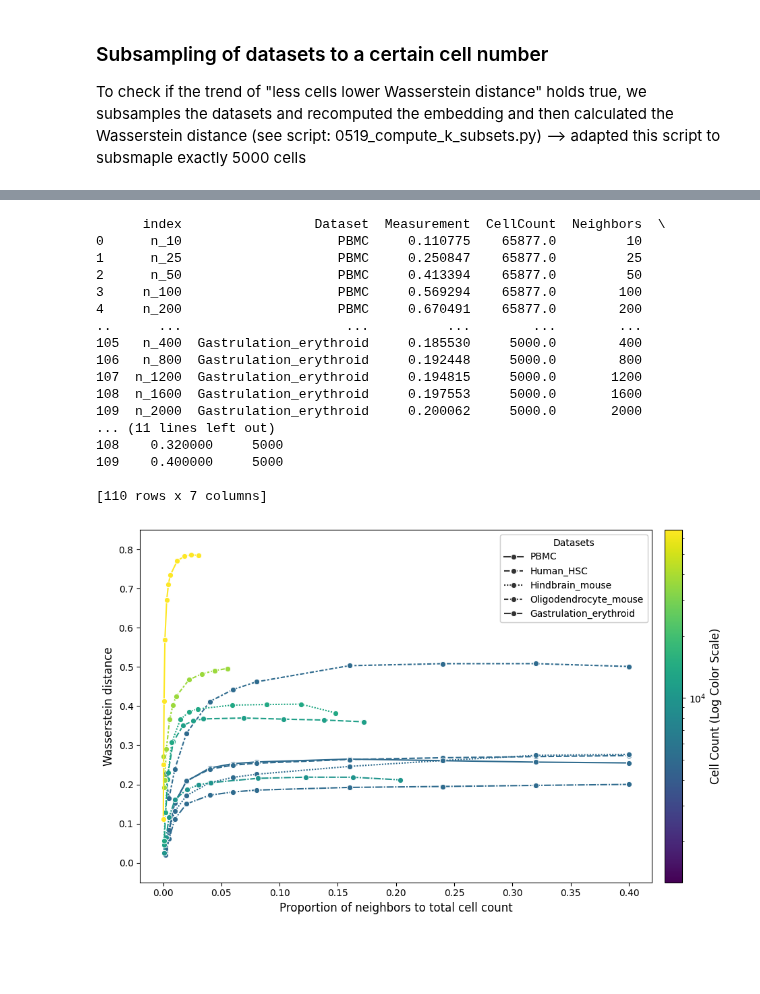
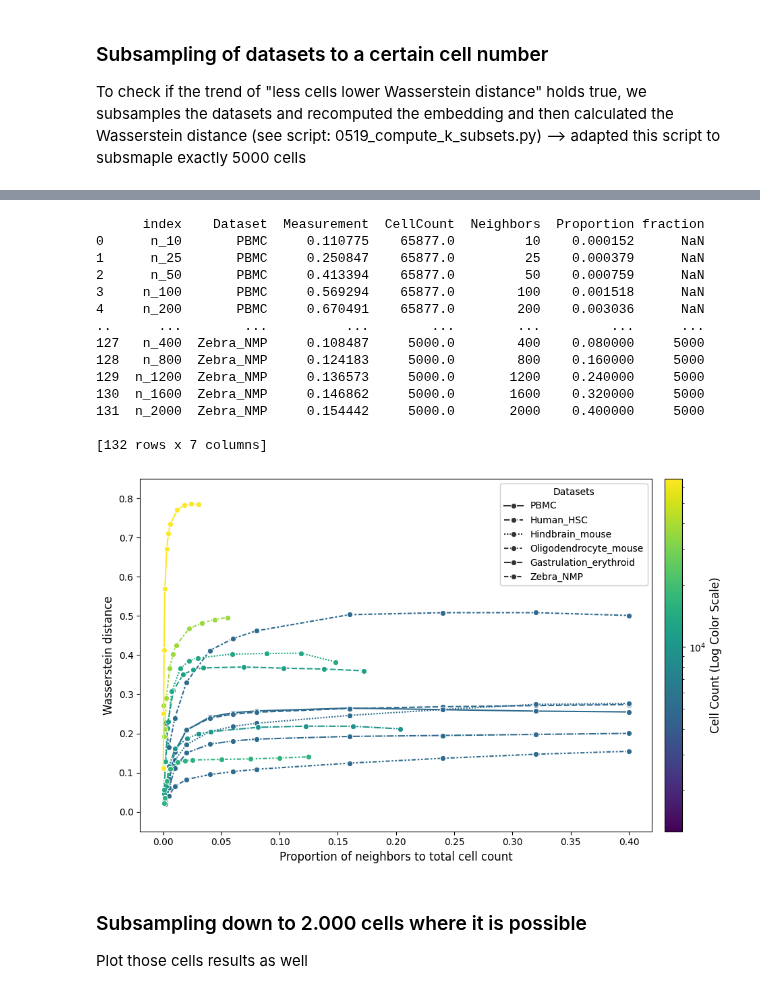
Before and after one commit to Johanna-Engeln/masterthesis_velocity, a Jupyter notebook: script/0427_differentK_influence.ipynb, the cells around one changed output, grey strips where cells are left out. Cells and saved outputs as stored; diff of their text form; code cells hidden in the pictures; blank space fills up the shorter version.

```diff
--- a/script/0427_differentK_influence.ipynb
+++ b/script/0427_differentK_influence.ipynb
@@ -289,11 +317,9 @@ for file in subsamples:
 # %%
 # Prepare dataset for plotting
-df_sub = pd.read_csv("/mnt/volume/Johanna_Velotest/results/neighbors/k_sizes_test.csv", index_col=0)
-df_complete = pd.read_csv("/mnt/volume/Johanna_Velotest/results/neighbors/k_sizes_complete.csv", index_col=0)
-df_complete = df_complete[['PBMC', 'Human_HSC', 'Hindbrain_mouse', 'Oligodendrocyte_mouse']]
-count_df = pd.DataFrame(list(x.items()), columns=['Dataset', 'CellCount'])
+df_sub_frac_embed = pd.read_csv("/mnt/volume/Johanna_Velotest/results/neighbors/k_sizes_test.csv", index_col=0)
+df_complete_frac = df_complete[['PBMC', 'Human_HSC', 'Hindbrain_mouse', 'Oligodendrocyte_mouse']]
 
-df_l_s = df_sub.reset_index().melt(var_name='Dataset', value_name='Measurement', id_vars='index')
+df_l_s = df_sub_frac_embed.reset_index().melt(var_name='Dataset', value_name='Measurement', id_vars='index')
 df_l_s['fraction'] = df_l_s['Dataset'].str.split('_').str[-1]
 df_l_s['Dataset'] = df_l_s['Dataset'].str.rsplit('_', n=1).str[0]
 
@@ -302,7 +328,7 @@ plot_s['Neighbors'] = plot_s['index'].str.replace('n_', '').astype(int)
 plot_s['CellCount'] = plot_s['CellCount']*plot_s['fraction'].astype(float)
 plot_s['Proportion'] = plot_s['Neighbors'] / plot_s['CellCount']
 
-df_long = df_complete.reset_index().melt(var_name='Dataset', value_name='Measurement', id_vars='index')
+df_long = df_complete_frac.reset_index().melt(var_name='Dataset', value_name='Measurement', id_vars='index')
 
 plot_df = pd.merge(df_long, count_df, on='Dataset')
 plot_df['Neighbors'] = plot_df['index'].str.replace('n_', '').astype(int)
@@ -385,11 +415,9 @@ plt.show()
 # %%
 # Prepare dataset for plotting
-df_sub = pd.read_csv("/mnt/volume/Johanna_Velotest/results/neighbors/k_sizes_subsample_recomputed.csv", index_col=0)
-df_complete = pd.read_csv("/mnt/volume/Johanna_Velotest/results/neighbors/k_sizes_complete.csv", index_col=0)
-df_complete = df_complete[['PBMC', 'Human_HSC', 'Hindbrain_mouse', 'Oligodendrocyte_mouse']]
-count_df = pd.DataFrame(list(x.items()), columns=['Dataset', 'CellCount'])
+df_sub_frac_embed_velo = pd.read_csv("/mnt/volume/Johanna_Velotest/results/final_distance_tables/influence_k_sizes_fractions.csv", index_col=0)
+df_complete_frac = df_complete[['PBMC', 'Human_HSC', 'Hindbrain_mouse', 'Oligodendrocyte_mouse', 'Zebra_NMP']]
 
-df_l_s = df_sub.reset_index().melt(var_name='Dataset', value_name='Measurement', id_vars='index')
+df_l_s = df_sub_frac_embed_velo.reset_index().melt(var_name='Dataset', value_name='Measurement', id_vars='index')
 df_l_s['fraction'] = df_l_s['Dataset'].str.split('_').str[-1]
 df_l_s['Dataset'] = df_l_s['Dataset'].str.rsplit('_', n=1).str[0]
 
@@ -398,7 +426,7 @@ plot_s['Neighbors'] = plot_s['index'].str.replace('n_', '').astype(int)
 plot_s['CellCount'] = plot_s['CellCount']*plot_s['fraction'].astype(float)
 plot_s['Proportion'] = plot_s['Neighbors'] / plot_s['CellCount']
 
-df_long = df_complete.reset_index().melt(var_name='Dataset', value_name='Measurement', id_vars='index')
+df_long = df_complete_frac.reset_index().melt(var_name='Dataset', value_name='Measurement', id_vars='index')
 
 plot_df = pd.merge(df_long, count_df, on='Dataset')
 plot_df['Neighbors'] = plot_df['index'].str.replace('n_', '').astype(int)
@@ -457,5 +485,6 @@ plt.xlabel('Proportion of neighbors to total cell count', fontsize=12)
 plt.ylim(-0.05, 0.85)
 
 plt.tight_layout()
+plt.savefig("/mnt/volume/Johanna_Velotest/results/final_distance_tables/influence_k_sizes_fractions.pdf", transparent=True, dpi= 450)
 plt.show()
 # %% [output]
@@ -557,11 +666,9 @@ for file in subsamples:
 # %%
 # Prepare dataset for plotting
-df_sub = pd.read_csv("/mnt/volume/Johanna_Velotest/results/neighbors/k_sizes_subsample_recomputed_cells.csv", index_col=0)
-df_complete = pd.read_csv("/mnt/volume/Johanna_Velotest/results/neighbors/k_sizes_complete.csv", index_col=0)
-df_complete = df_complete[['PBMC', 'Human_HSC', 'Hindbrain_mouse', 'Oligodendrocyte_mouse', 'Gastrulation_erythroid']]
-count_df = pd.DataFrame(list(x.items()), columns=['Dataset', 'CellCount'])
+df_sub_5000_all = pd.read_csv("/mnt/volume/Johanna_Velotest/results/final_distance_tables/influence_k_sizes_sub_5000cells.csv", index_col=0)
+df_complete_5000 = df_complete[['PBMC', 'Human_HSC', 'Hindbrain_mouse', 'Oligodendrocyte_mouse', 'Gastrulation_erythroid', 'Zebra_NMP']]
 
-df_l_s = df_sub.reset_index().melt(var_name='Dataset', value_name='Measurement', id_vars='index')
+df_l_s = df_sub_5000_all.reset_index().melt(var_name='Dataset', value_name='Measurement', id_vars='index')
 df_l_s['fraction'] = "5000"
 df_l_s['Dataset'] = df_l_s['Dataset'].str.rsplit('_', n=1).str[0]
 
@@ -570,7 +677,7 @@ plot_s['Neighbors'] = plot_s['index'].str.replace('n_', '').astype(int)
 plot_s['CellCount'] = plot_s['fraction'].astype(float)
 plot_s['Proportion'] = plot_s['Neighbors'] / plot_s['CellCount']
 
-df_long = df_complete.reset_index().melt(var_name='Dataset', value_name='Measurement', id_vars='index')
+df_long = df_complete_5000.reset_index().melt(var_name='Dataset', value_name='Measurement', id_vars='index')
 
 plot_df = pd.merge(df_long, count_df, on='Dataset')
 plot_df['Neighbors'] = plot_df['index'].str.replace('n_', '').astype(int)
@@ -605,47 +712,49 @@ style_labels = []
 
 for h, l in zip(handles, labels):
     if l in unique_datasets:
         style_handles.append(h)
         style_labels.append(l)
 
 if ax.get_legend() is not None:
     ax.get_legend().remove()
 dataset_legend = ax.legend(
     style_handles,
     style_labels,
     title="Datasets",
     loc='upper right',
     frameon=True
 )
 ax.add_artist(dataset_legend) # Prevents the colorbar from overwriting this legend
 
 sm = plt.cm.ScalarMappable(cmap="viridis", norm=log_norm)
 sm.set_array([])
 cbar = plt.colorbar(sm, ax=ax, pad=0.02) # Subtle pad to space it from the plot
 cbar.set_label('Cell Count (Log Color Scale)', fontsize=12)
 
 plt.ylabel('Wasserstein distance', fontsize=12)
 plt.xlabel('Proportion of neighbors to total cell count', fontsize=12)
 plt.ylim(-0.05, 0.85)
 
 plt.tight_layout()
+plt.savefig("/mnt/volume/Johanna_Velotest/results/final_distance_tables/influence_k_sizes_5000cells.pdf", transparent=True, dpi= 450)
 plt.show()
 # %% [output]
-      index                 Dataset  Measurement  CellCount  Neighbors  \
-0      n_10                    PBMC     0.110775    65877.0         10
-1      n_25                    PBMC     0.250847    65877.0         25
-2      n_50                    PBMC     0.413394    65877.0         50
-3     n_100                    PBMC     0.569294    65877.0        100
-4     n_200                    PBMC     0.670491    65877.0        200
-..      ...                     ...          ...        ...        ...
-105   n_400  Gastrulation_erythroid     0.185530     5000.0        400
-106   n_800  Gastrulation_erythroid     0.192448     5000.0        800
-107  n_1200  Gastrulation_erythroid     0.194815     5000.0       1200
-108  n_1600  Gastrulation_erythroid     0.197553     5000.0       1600
-109  n_2000  Gastrulation_erythroid     0.200062     5000.0       2000
-... (11 lines left out)
-108    0.320000     5000
-109    0.400000     5000
+      index    Dataset  Measurement  CellCount  Neighbors  Proportion fraction
+0      n_10       PBMC     0.110775    65877.0         10    0.000152      NaN
+1      n_25       PBMC     0.250847    65877.0         25    0.000379      NaN
+2      n_50       PBMC     0.413394    65877.0         50    0.000759      NaN
+3     n_100       PBMC     0.569294    65877.0        100    0.001518      NaN
+4     n_200       PBMC     0.670491    65877.0        200    0.003036      NaN
+..      ...        ...          ...        ...        ...         ...      ...
+127   n_400  Zebra_NMP     0.108487     5000.0        400    0.080000     5000
+128   n_800  Zebra_NMP     0.124183     5000.0        800    0.160000     5000
+129  n_1200  Zebra_NMP     0.136573     5000.0       1200    0.240000     5000
+130  n_1600  Zebra_NMP     0.146862     5000.0       1600    0.320000     5000
+131  n_2000  Zebra_NMP     0.154442     5000.0       2000    0.400000     5000
 
-[110 rows x 7 columns]
+[132 rows x 7 columns]
-[figure, old version]
+[figure, new version]
+# %% [markdown]
+### Subsampling down to 2.000 cells where it is possible
+
+Plot those cells results as well
```
Also changed, not shown: parts of 21 cells of this notebook, 5 other files.
